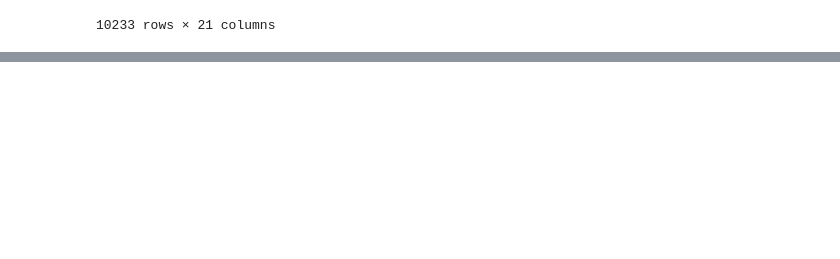
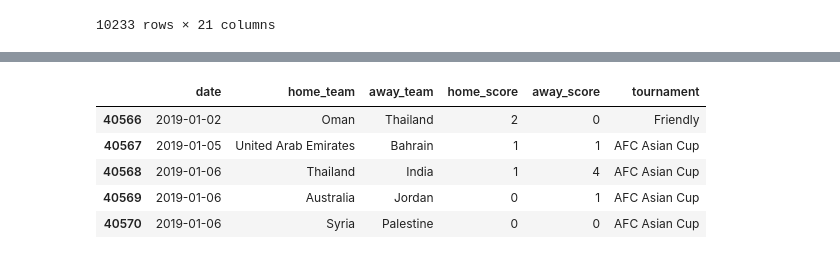
Before and after one commit to com-480-data-visualization/datavis-project-2022-y3, a Jupyter notebook: Exploratory_Data_Analysis.ipynb, the cells around one changed output, grey strips where cells are left out. Saved outputs shown, nothing was run; the diff lists cells and outputs as text; code cells hidden in the pictures; blank space fills up the shorter version.

```diff
--- a/Exploratory_Data_Analysis.ipynb
+++ b/Exploratory_Data_Analysis.ipynb
@@ -552,0 +529,19 @@ df_filter.to_csv(r'./data/players')
+# %%
+# Filter data by year and tournament
+
+# Only keep games from 2019
+df_game = df_game[df_game.date.dt.year >= 2019]
+
+# Only keep tournament that are methods of qualifaction for world cup, that is:
+tournaments=['AFC Asian Cup', 'AFC Asian Cup qualification', 'African Cup of Nations', 'African Cup of Nations qualification', 'Copa América', 'Copa América qualification'
+             'FIFA World Cup', 'FIFA World Cup qualification', 'Oceania Nations Cup', 'UEFA Euro', 'UEFA Euro qualification', 'UEFA Nations League', 'Friendly']
+
+df_game = df_game[df_game.tournament.isin(tournaments)]
+df_game.head()
+# %% [output]
+|  | date | home_team | away_team | home_score | away_score | tournament |
+| 40566 | 2019-01-02 | Oman | Thailand | 2 | 0 | Friendly |
+| 40567 | 2019-01-05 | United Arab Emirates | Bahrain | 1 | 1 | AFC Asian Cup |
+| 40568 | 2019-01-06 | Thailand | India | 1 | 4 | AFC Asian Cup |
+| 40569 | 2019-01-06 | Australia | Jordan | 0 | 1 | AFC Asian Cup |
+| 40570 | 2019-01-06 | Syria | Palestine | 0 | 0 | AFC Asian Cup |
```
Also changed, not shown: parts of 18 cells of this notebook, 6 other files.
